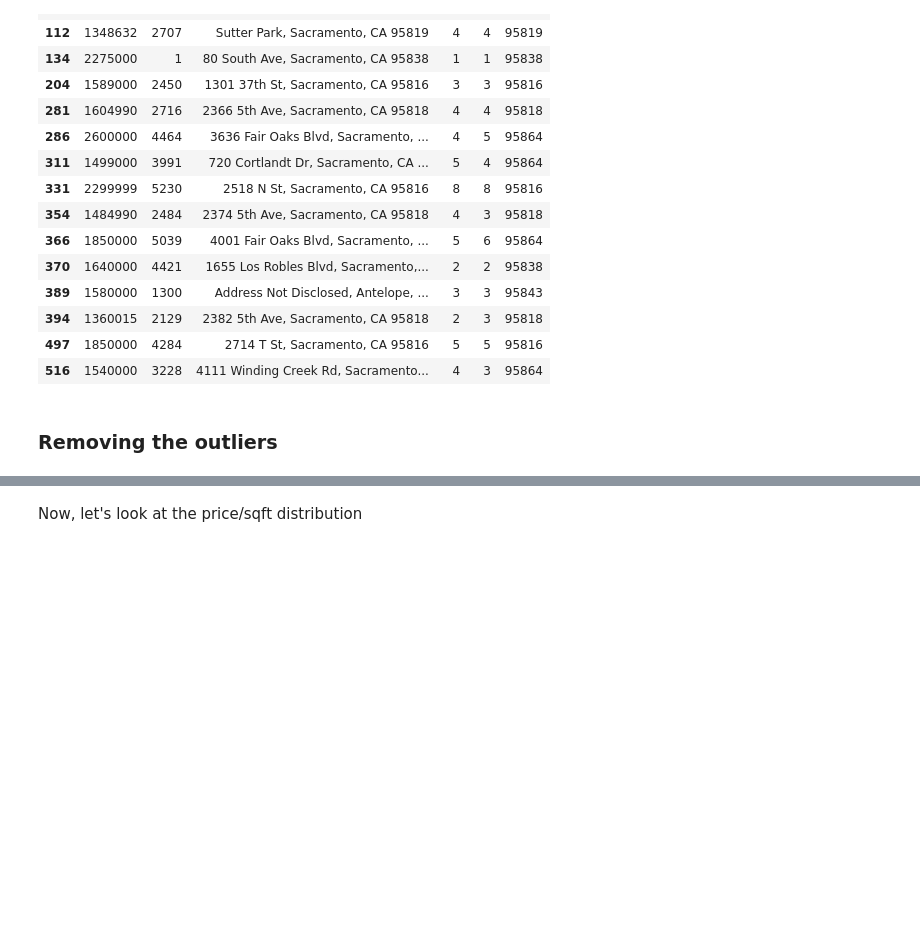
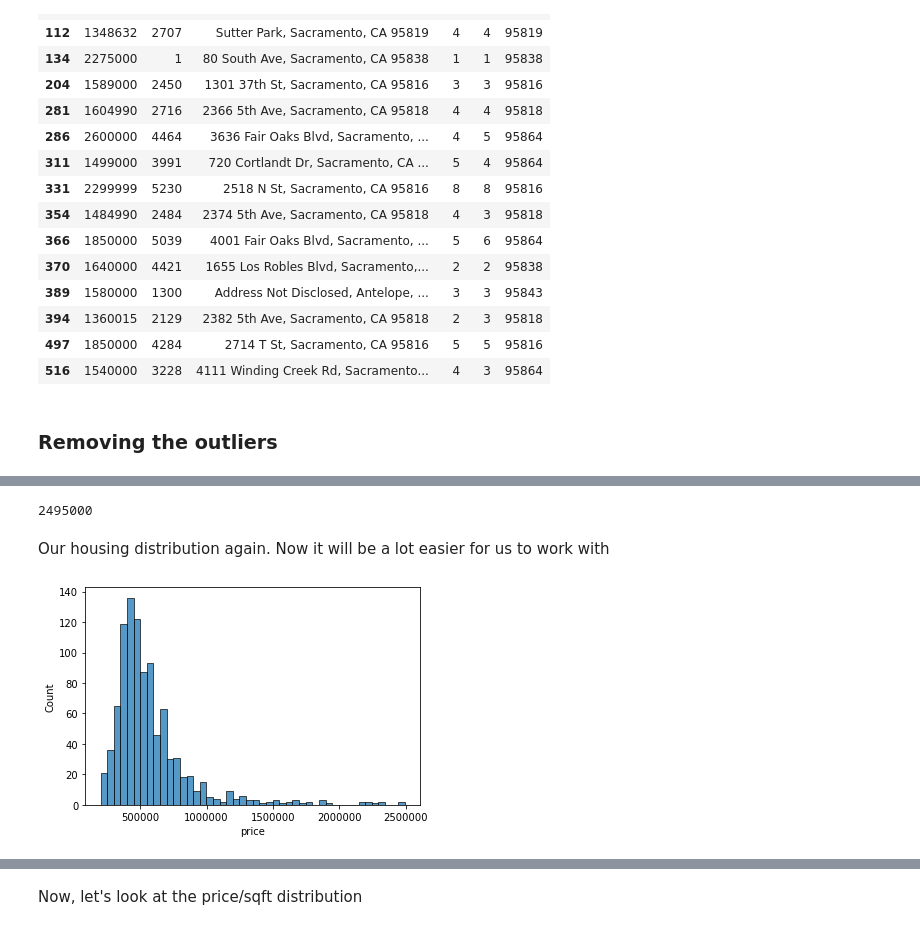
Before and after one commit to PlacidSerene/Housing-Analysis, a Jupyter notebook: House_Prediction.ipynb, the cells around one changed output, grey strips where cells are left out. Saved outputs shown, nothing was run; the diff lists cells and outputs as text; code cells hidden in the pictures; blank space fills up the shorter version.

```diff
--- a/House_Prediction.ipynb
+++ b/House_Prediction.ipynb
@@ -522,2 +445,0 @@ After doing an investigation, most houses in the above list are mobile home. Tha
-# %%
-df = df[df['price'] > min_threshold]
@@ -584,2 +445,0 @@ df[df['price']>df['price'].quantile(0.975)]
-# %%
-df = df[df['price']<df['price'].quantile(0.975)]
@@ -632,0 +505,11 @@ See the caveats in the documentation: https://pandas.pydata.org/pandas-docs/stab
+# %%
+df['price'].max()
+# %% [output]
+2495000
+# %% [markdown]
+Our housing distribution again. Now it will be a lot easier for us to work with
+# %%
+plt.ticklabel_format(style='plain', axis='x')
+sb.histplot(data=df, x='price');
+# %% [output]
+[figure, added]
```
Also changed, not shown: parts of 79 cells of this notebook.
